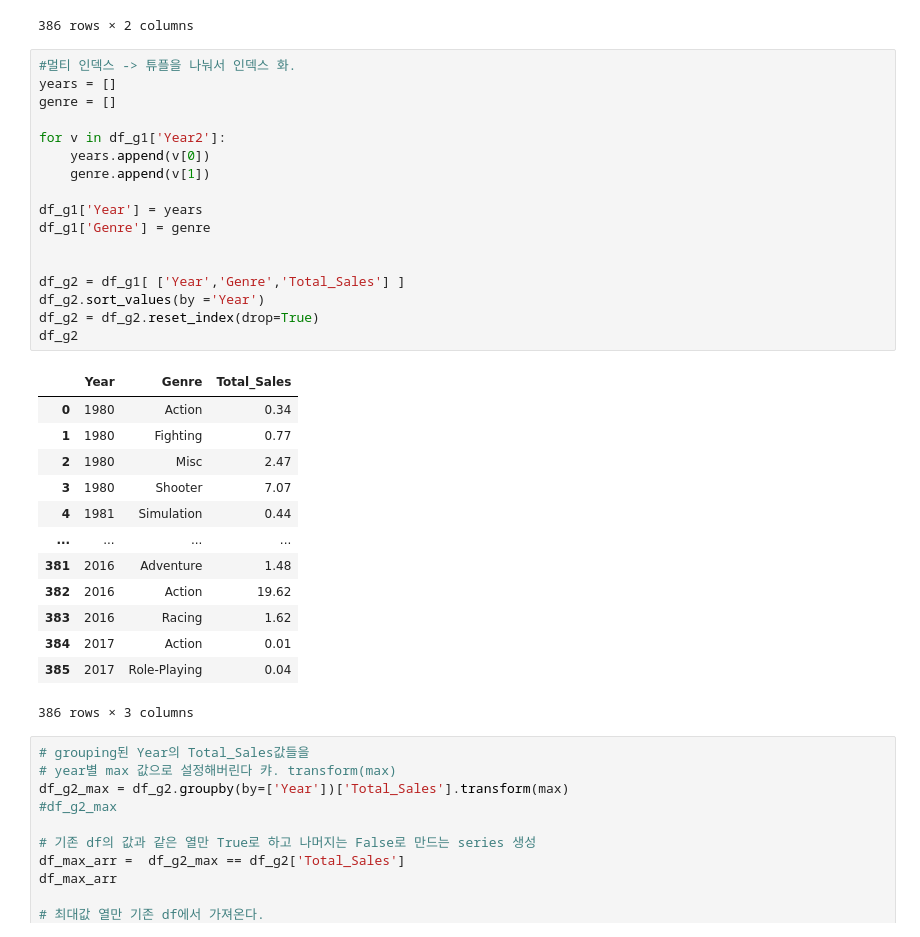
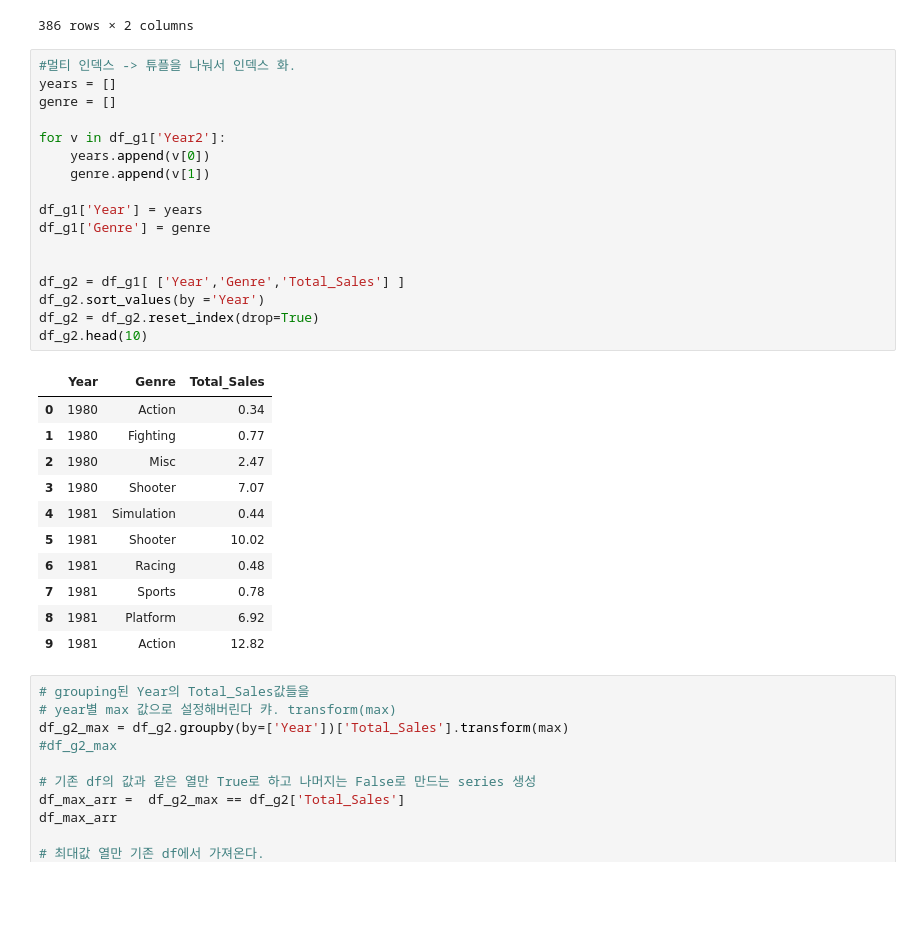
Before and after one commit to letssoar/CodeStatesProject, a Jupyter notebook: section1/colab_1.ipynb, the cells around one changed output. Saved outputs shown, nothing was run; the diff lists cells and outputs as text; blank space fills up the shorter version.

```diff
--- a/section1/colab_1.ipynb
+++ b/section1/colab_1.ipynb
@@ -413,34 +418,32 @@ df_g1
 # %%
 #멀티 인덱스 -> 튜플을 나눠서 인덱스 화.
 years = []
 genre = []
 
 for v in df_g1['Year2']:
     years.append(v[0])
     genre.append(v[1])
 
 df_g1['Year'] = years
 df_g1['Genre'] = genre
 
 
 df_g2 = df_g1[ ['Year','Genre','Total_Sales'] ]
 df_g2.sort_values(by ='Year')
 df_g2 = df_g2.reset_index(drop=True)
-df_g2
+df_g2.head(10)
 # %% [output]
 |  | Year | Genre | Total_Sales |
 | 0 | 1980 | Action | 0.34 |
 | 1 | 1980 | Fighting | 0.77 |
 | 2 | 1980 | Misc | 2.47 |
 | 3 | 1980 | Shooter | 7.07 |
 | 4 | 1981 | Simulation | 0.44 |
-| ... | ... | ... | ... |
-| 381 | 2016 | Adventure | 1.48 |
-| 382 | 2016 | Action | 19.62 |
-| 383 | 2016 | Racing | 1.62 |
-| 384 | 2017 | Action | 0.01 |
-| 385 | 2017 | Role-Playing | 0.04 |
+| 5 | 1981 | Shooter | 10.02 |
+| 6 | 1981 | Racing | 0.48 |
+| 7 | 1981 | Sports | 0.78 |
+| 8 | 1981 | Platform | 6.92 |
+| 9 | 1981 | Action | 12.82 |
-386 rows × 3 columns
 # %%
 # grouping된 Year의 Total_Sales값들을
 # year별 max 값으로 설정해버린다 캬. transform(max)
```
Also changed, not shown: parts of 8 cells of this notebook, 1 other file.
